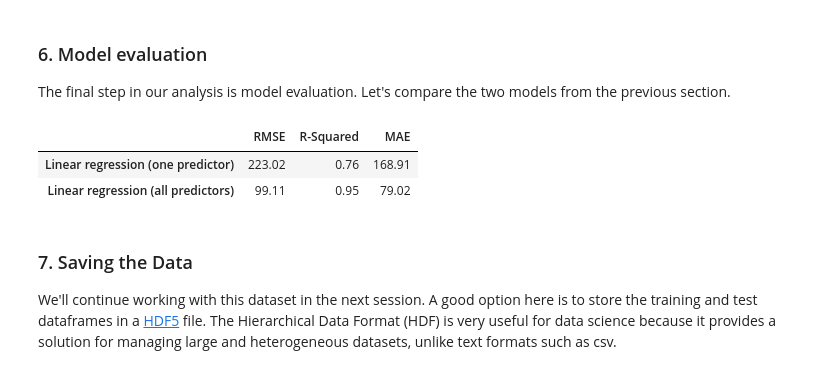
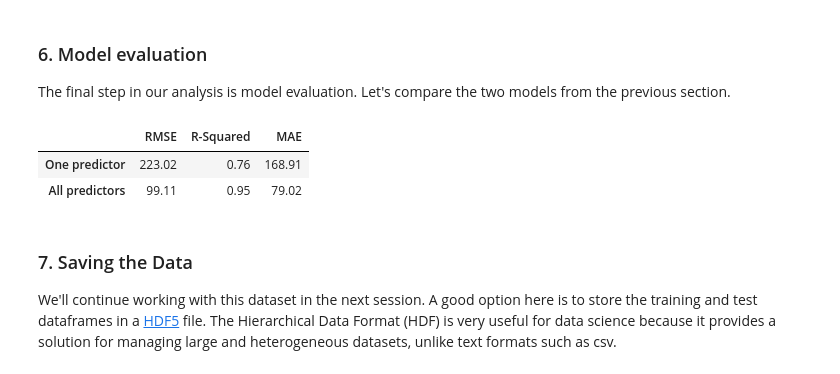
Before and after one commit to mscharth/aarhus, a Jupyter notebook: 01 Introduction to Statistical Learning.ipynb, the cells around one changed output. Saved outputs shown, nothing was run; the diff lists cells and outputs as text; code cells hidden in the pictures.

```diff
--- a/01 Introduction to Statistical Learning.ipynb
+++ b/01 Introduction to Statistical Learning.ipynb
@@ -297,27 +292,27 @@ The final step in our analysis is model evaluation. Let's compare the two models
 # %%
 from sklearn.metrics import mean_squared_error, r2_score,  mean_absolute_error
 
 # Initialise table
 columns=['RMSE', 'R-Squared', 'MAE']
-rows=['Linear regression (one predictor)', 'Linear regression (all predictors)']
+rows=['One predictor', 'All predictors']
 results =pd.DataFrame(0.0, columns=columns, index=rows)
 
 # Computer test predictions and metrics
 y_pred = slr.predict(X_test[:,1].reshape((-1,1)))
 results.iloc[0, 0] = np.sqrt(mean_squared_error(y_test, y_pred))
 results.iloc[0, 1] = r2_score(y_test, y_pred)
 results.iloc[0, 2] = mean_absolute_error(y_test, y_pred)
 
 y_pred =  mlr.predict(X_test)
 results.iloc[1, 0] = np.sqrt(mean_squared_error(y_test, y_pred))
 results.iloc[1, 1] = r2_score(y_test, y_pred)
 results.iloc[1, 2] = mean_absolute_error(y_test, y_pred)
 
 results.round(2)
 # %% [output]
 |  | RMSE | R-Squared | MAE |
-| Linear regression (one predictor) | 223.02 | 0.76 | 168.91 |
-| Linear regression (all predictors) | 99.11 | 0.95 | 79.02 |
+| One predictor | 223.02 | 0.76 | 168.91 |
+| All predictors | 99.11 | 0.95 | 79.02 |
 # %% [markdown]
 ### 7. Saving the Data
 
```
Also changed, not shown: parts of 7 cells of this notebook, 1 other file.
